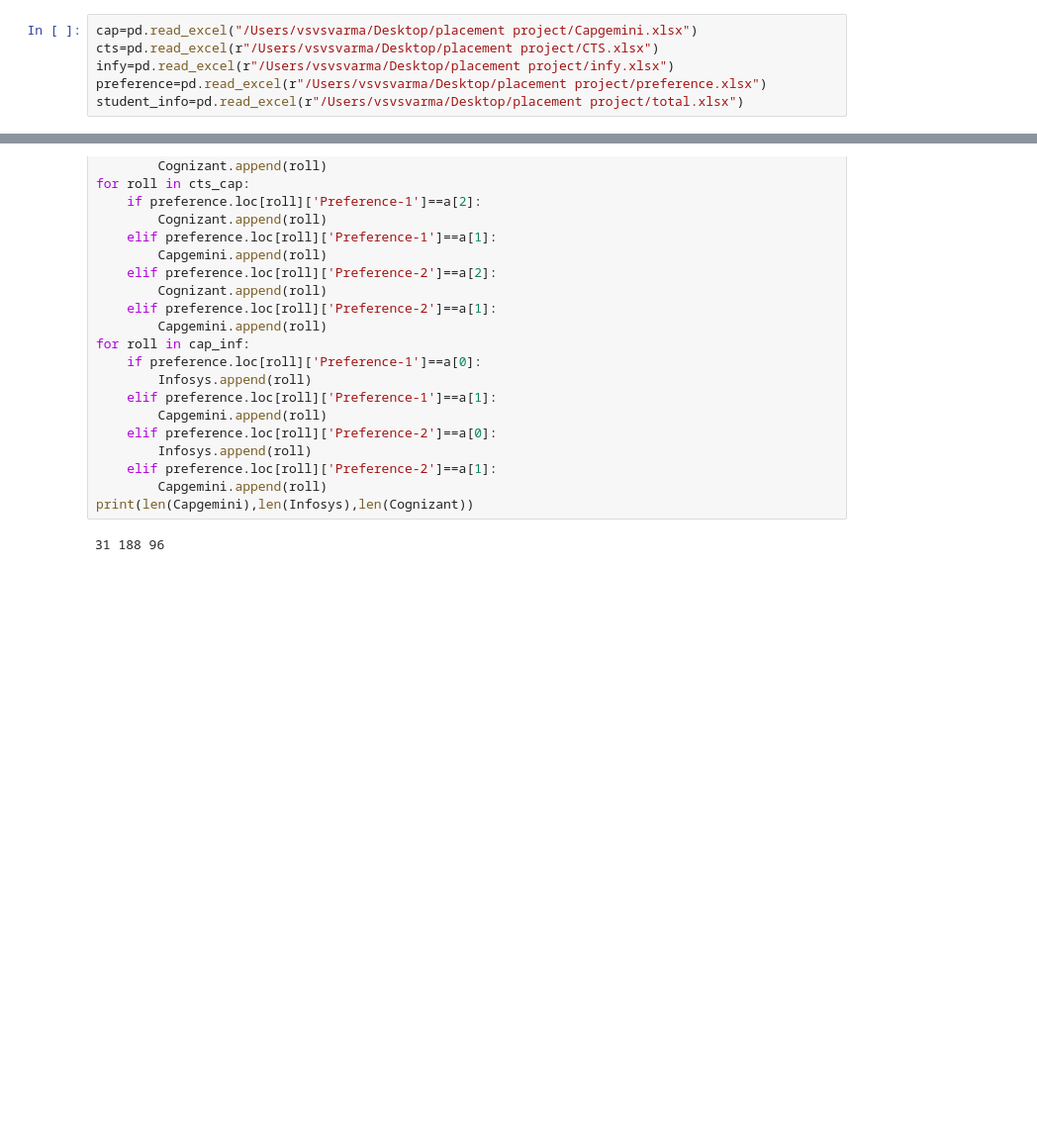
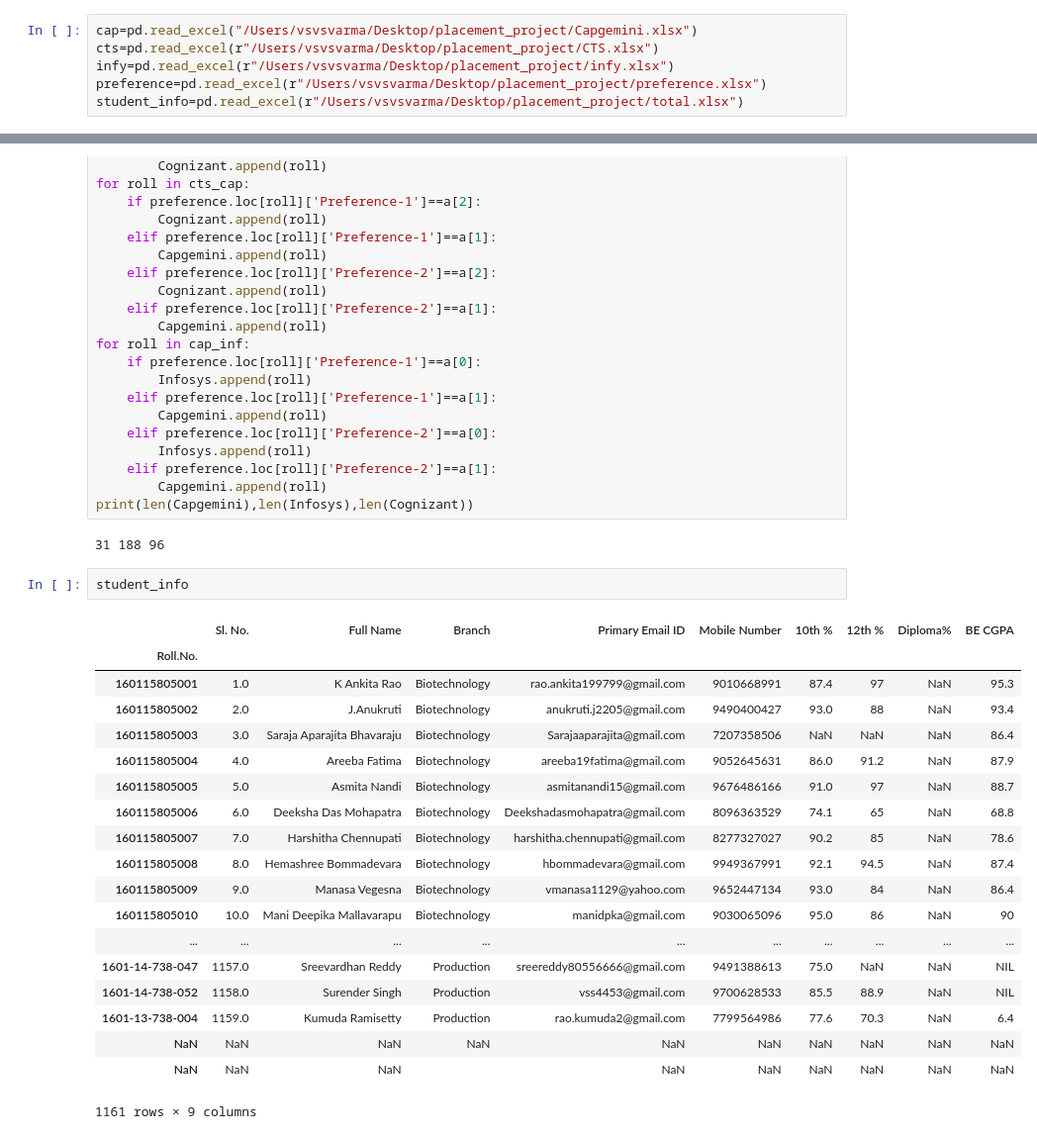
Before and after one commit to Prathyush-k/placement-allocation, a Jupyter notebook: filter.ipynb, the cells around one changed output, grey strips where cells are left out. Shown at 99% size. Cells and saved outputs as stored; diff of their text form; blank space fills up the shorter version.

```diff
--- a/filter.ipynb
+++ b/filter.ipynb
@@ -2,11 +2,11 @@
 import numpy as np
 import pandas as pd
 # %%
-cap=pd.read_excel("/Users/vsvsvarma/Desktop/placement project/Capgemini.xlsx")
-cts=pd.read_excel(r"/Users/vsvsvarma/Desktop/placement project/CTS.xlsx")
-infy=pd.read_excel(r"/Users/vsvsvarma/Desktop/placement project/infy.xlsx")
-preference=pd.read_excel(r"/Users/vsvsvarma/Desktop/placement project/preference.xlsx")
-student_info=pd.read_excel(r"/Users/vsvsvarma/Desktop/placement project/total.xlsx")
+cap=pd.read_excel("/Users/vsvsvarma/Desktop/placement_project/Capgemini.xlsx")
+cts=pd.read_excel(r"/Users/vsvsvarma/Desktop/placement_project/CTS.xlsx")
+infy=pd.read_excel(r"/Users/vsvsvarma/Desktop/placement_project/infy.xlsx")
+preference=pd.read_excel(r"/Users/vsvsvarma/Desktop/placement_project/preference.xlsx")
+student_info=pd.read_excel(r"/Users/vsvsvarma/Desktop/placement_project/total.xlsx")
 # %%
 cap.set_index(cap.columns[1],inplace=True)
 cts.set_index(cts.columns[0],inplace=True)
@@ -106,3 +106,25 @@ for roll in cap_inf:
 print(len(Capgemini),len(Infosys),len(Cognizant))
 # %% [output]
 31 188 96
+# %%
+student_info
+# %% [output]
+|  | Sl. No. | Full Name | Branch | Primary Email ID | Mobile Number | 10th % | 12th % | Diploma% | BE CGPA |
+| Roll.No. |  |  |  |  |  |  |  |  |  |
+| 160115805001 | 1.0 | K Ankita Rao | Biotechnology | rao.ankita199799@gmail.com | 9010668991 | 87.4 | 97 | NaN | 95.3 |
+| 160115805002 | 2.0 | J.Anukruti | Biotechnology | anukruti.j2205@gmail.com | 9490400427 | 93.0 | 88 | NaN | 93.4 |
+| 160115805003 | 3.0 | Saraja Aparajita Bhavaraju | Biotechnology | Sarajaaparajita@gmail.com | 7207358506 | NaN | NaN | NaN | 86.4 |
+| 160115805004 | 4.0 | Areeba Fatima | Biotechnology | areeba19fatima@gmail.com | 9052645631 | 86.0 | 91.2 | NaN | 87.9 |
+| 160115805005 | 5.0 | Asmita Nandi | Biotechnology | asmitanandi15@gmail.com | 9676486166 | 91.0 | 97 | NaN | 88.7 |
+| 160115805006 | 6.0 | Deeksha Das Mohapatra | Biotechnology | Deekshadasmohapatra@gmail.com | 8096363529 | 74.1 | 65 | NaN | 68.8 |
+| 160115805007 | 7.0 | Harshitha Chennupati | Biotechnology | harshitha.chennupati@gmail.com | 8277327027 | 90.2 | 85 | NaN | 78.6 |
+| 160115805008 | 8.0 | Hemashree Bommadevara | Biotechnology | hbommadevara@gmail.com | 9949367991 | 92.1 | 94.5 | NaN | 87.4 |
+| 160115805009 | 9.0 | Manasa Vegesna | Biotechnology | vmanasa1129@yahoo.com | 9652447134 | 93.0 | 84 | NaN | 86.4 |
+| 160115805010 | 10.0 | Mani Deepika Mallavarapu | Biotechnology | manidpka@gmail.com | 9030065096 | 95.0 | 86 | NaN | 90 |
+| ... | ... | ... | ... | ... | ... | ... | ... | ... | ... |
+| 1601-14-738-047 | 1157.0 | Sreevardhan Reddy | Production | sreereddy80556666@gmail.com | 9491388613 | 75.0 | NaN | NaN | NIL |
+| 1601-14-738-052 | 1158.0 | Surender Singh | Production | vss4453@gmail.com | 9700628533 | 85.5 | 88.9 | NaN | NIL |
+| 1601-13-738-004 | 1159.0 | Kumuda Ramisetty | Production | rao.kumuda2@gmail.com | 7799564986 | 77.6 | 70.3 | NaN | 6.4 |
+| NaN | NaN | NaN | NaN | NaN | NaN | NaN | NaN | NaN | NaN |
+| NaN | NaN | NaN |  | NaN | NaN | NaN | NaN | NaN | NaN |
+1161 rows × 9 columns
```
Also changed, not shown: parts of 7 cells of this notebook, 2 other files.
